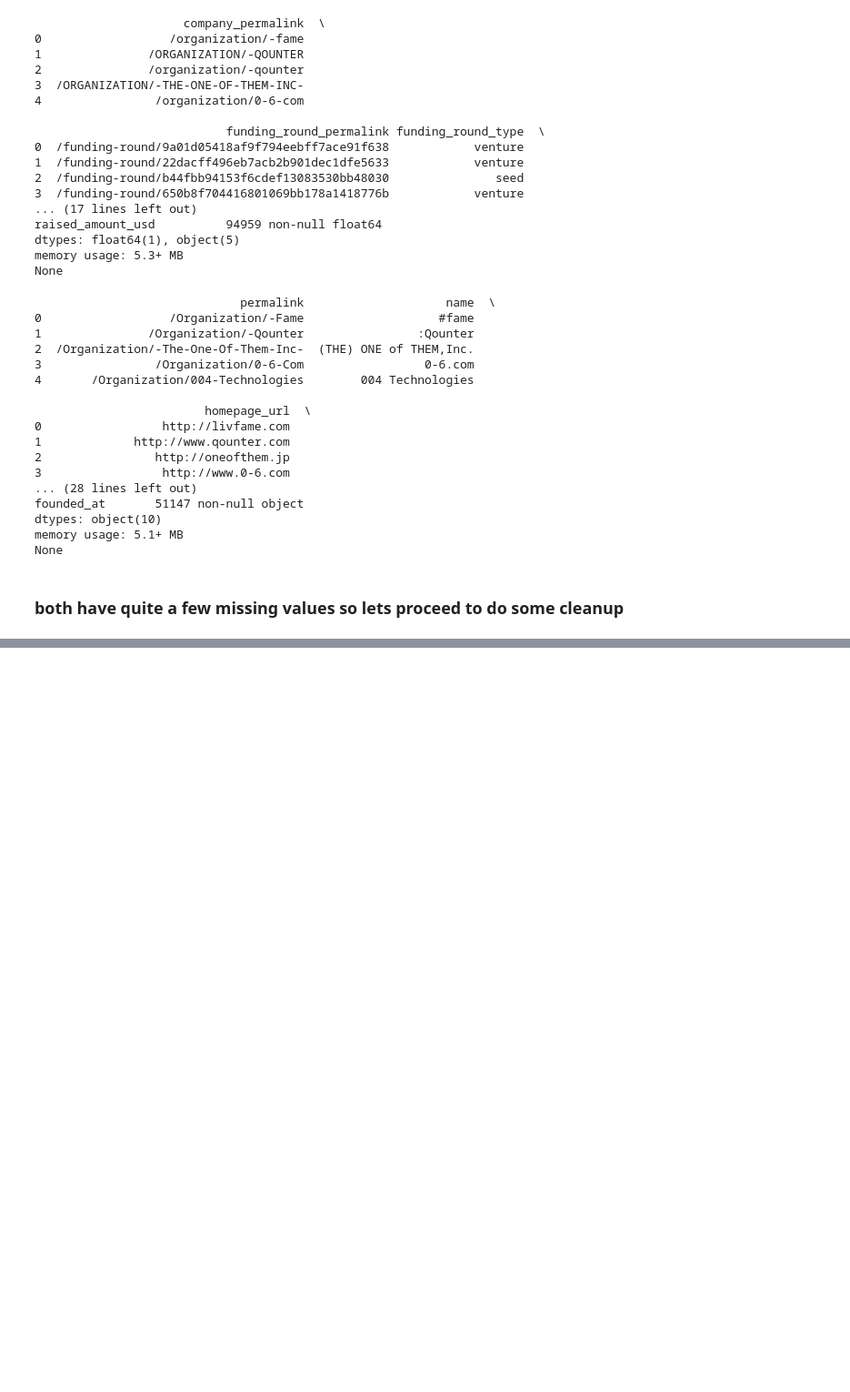
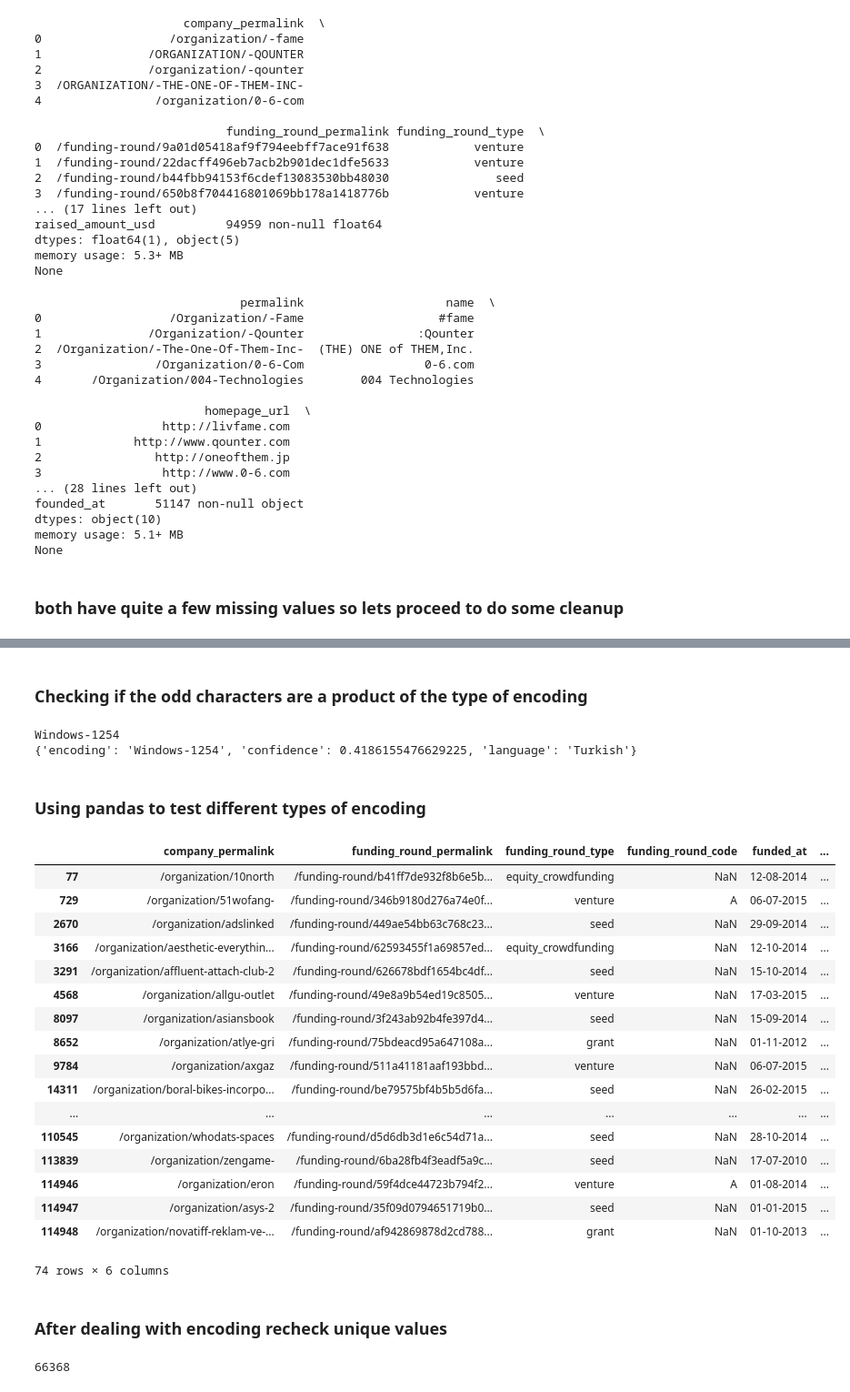
Before and after one commit to sousablde/Investment-trends-Crunchbase, a Jupyter notebook: Untitled.ipynb, the cells around one changed output, grey strips where cells are left out. Shown: that part at 91% size. Drawn from its saved outputs; the diff is of its cells as text; code cells hidden in the pictures; blank space fills up the shorter version.

Commit message:
dealing with missing values

```diff
--- a/Untitled.ipynb
+++ b/Untitled.ipynb
@@ -81,0 +92,7 @@ None
+# %%
+#converting permalinks to lc
+companies['permalink'] = companies['permalink'].str.lower()
+print(companies.head())
+
+funding_rounds['company_permalink'] = funding_rounds['company_permalink'].str.lower()
+print(funding_rounds.head())
@@ -81,0 +152,44 @@ None
+# %% [markdown]
+### Checking if the odd characters are a product of the type of encoding
+# %%
+import chardet
+
+rawdata = open('rounds2.csv', 'rb').read()
+result = chardet.detect(rawdata)
+charenc = result['encoding']
+print(charenc)
+
+print(result)
+# %% [output]
+Windows-1254
+{'encoding': 'Windows-1254', 'confidence': 0.4186155476629225, 'language': 'Turkish'}
+# %% [markdown]
+### Using pandas to test different types of encoding
+# %%
+funding_rounds['company_permalink'] = funding_rounds.company_permalink.str.encode('utf-8').str.decode('ascii', 'ignore')
+funding_rounds.loc[~funding_rounds['company_permalink'].isin(companies['permalink']), :]
+# %% [output]
+|  | company_permalink | funding_round_permalink | funding_round_type | funding_round_code | funded_at | ... |
+| 77 | /organization/10north | /funding-round/b41ff7de932f8b6e5b... | equity_crowdfunding | NaN | 12-08-2014 | ... |
+| 729 | /organization/51wofang- | /funding-round/346b9180d276a74e0f... | venture | A | 06-07-2015 | ... |
+| 2670 | /organization/adslinked | /funding-round/449ae54bb63c768c23... | seed | NaN | 29-09-2014 | ... |
+| 3166 | /organization/aesthetic-everythin... | /funding-round/62593455f1a69857ed... | equity_crowdfunding | NaN | 12-10-2014 | ... |
+| 3291 | /organization/affluent-attach-club-2 | /funding-round/626678bdf1654bc4df... | seed | NaN | 15-10-2014 | ... |
+| 4568 | /organization/allgu-outlet | /funding-round/49e8a9b54ed19c8505... | venture | NaN | 17-03-2015 | ... |
+| 8097 | /organization/asiansbook | /funding-round/3f243ab92b4fe397d4... | seed | NaN | 15-09-2014 | ... |
+| 8652 | /organization/atlye-gri | /funding-round/75bdeacd95a647108a... | grant | NaN | 01-11-2012 | ... |
+| 9784 | /organization/axgaz | /funding-round/511a41181aaf193bbd... | venture | NaN | 06-07-2015 | ... |
+| 14311 | /organization/boral-bikes-incorpo... | /funding-round/be79575bf4b5b5d6fa... | seed | NaN | 26-02-2015 | ... |
+| ... | ... | ... | ... | ... | ... | ... |
+| 110545 | /organization/whodats-spaces | /funding-round/d5d6db3d1e6c54d71a... | seed | NaN | 28-10-2014 | ... |
+| 113839 | /organization/zengame- | /funding-round/6ba28fb4f3eadf5a9c... | seed | NaN | 17-07-2010 | ... |
+| 114946 | /organization/eron | /funding-round/59f4dce44723b794f2... | venture | A | 01-08-2014 | ... |
+| 114947 | /organization/asys-2 | /funding-round/35f09d0794651719b0... | seed | NaN | 01-01-2015 | ... |
+| 114948 | /organization/novatiff-reklam-ve-... | /funding-round/af942869878d2cd788... | grant | NaN | 01-10-2013 | ... |
+74 rows × 6 columns
+# %% [markdown]
+### After dealing with encoding recheck unique values
+# %%
+len(funding_rounds.company_permalink.unique())
+# %% [output]
+66368
```
Also changed, not shown: parts of 13 cells of this notebook.
